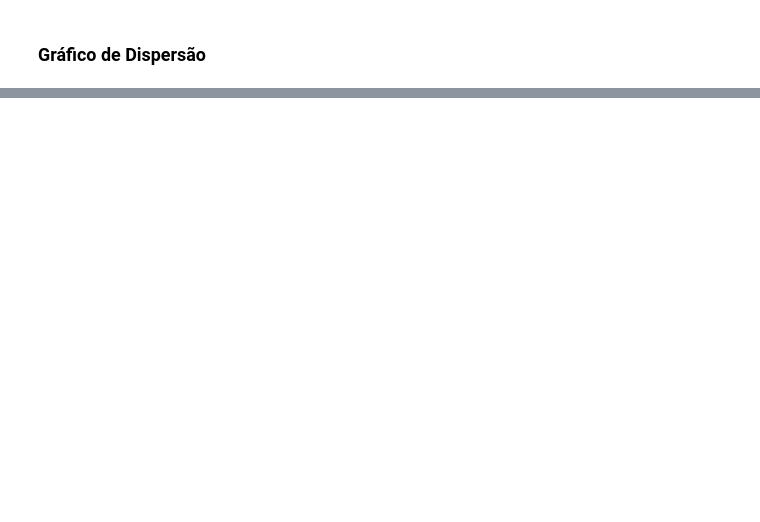
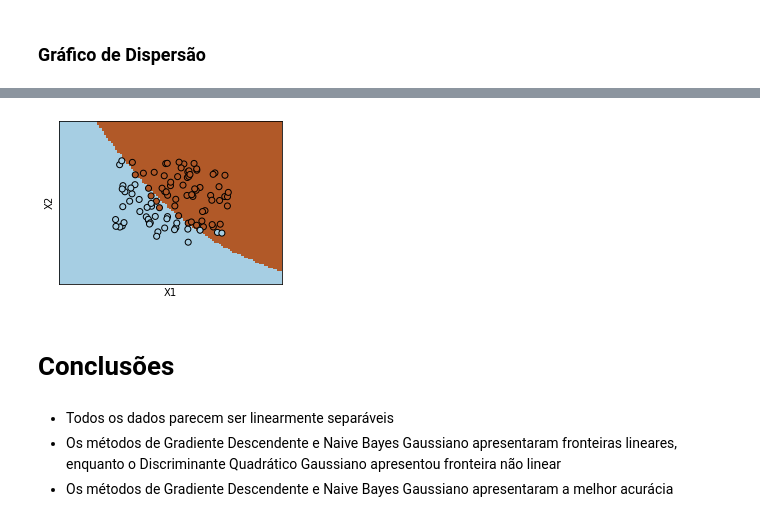
Before and after one commit to MCavalcante16/machine-learning-classificadores-manuais, a Jupyter notebook: Regressão Logística.ipynb, the cells around one changed output, grey strips where cells are left out. Drawn from its saved outputs; the diff is of its cells as text; code cells hidden in the pictures; blank space fills up the shorter version.

```diff
--- a/Regressão Logística.ipynb
+++ b/Regressão Logística.ipynb
@@ -83,0 +107,10 @@ ml.plot_boundaries(NBG, X, y)
+# %%
+ml.plot_boundaries(DC, X, y)
+# %% [output]
+[figure, added]
+# %% [markdown]
+# Conclusões
+# %% [markdown]
+* Todos os dados parecem ser linearmente separáveis
+* Os métodos de Gradiente Descendente e Naive Bayes Gaussiano apresentaram fronteiras lineares, enquanto o Discriminante Quadrático Gaussiano apresentou fronteira não linear
+* Os métodos de Gradiente Descendente e Naive Bayes Gaussiano apresentaram a melhor acurácia
```
Also changed, not shown: parts of 16 cells of this notebook, 1 other file.
